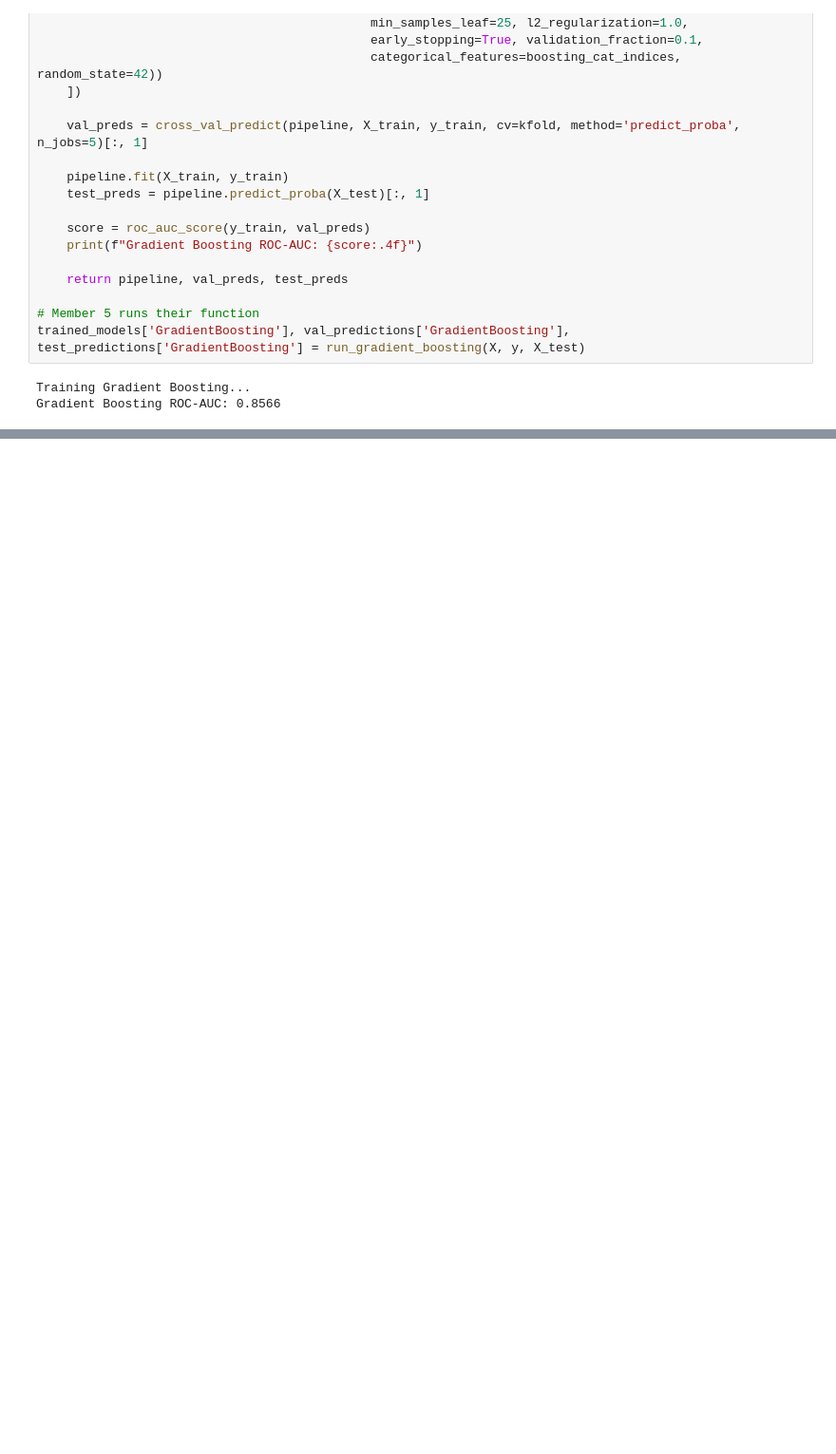
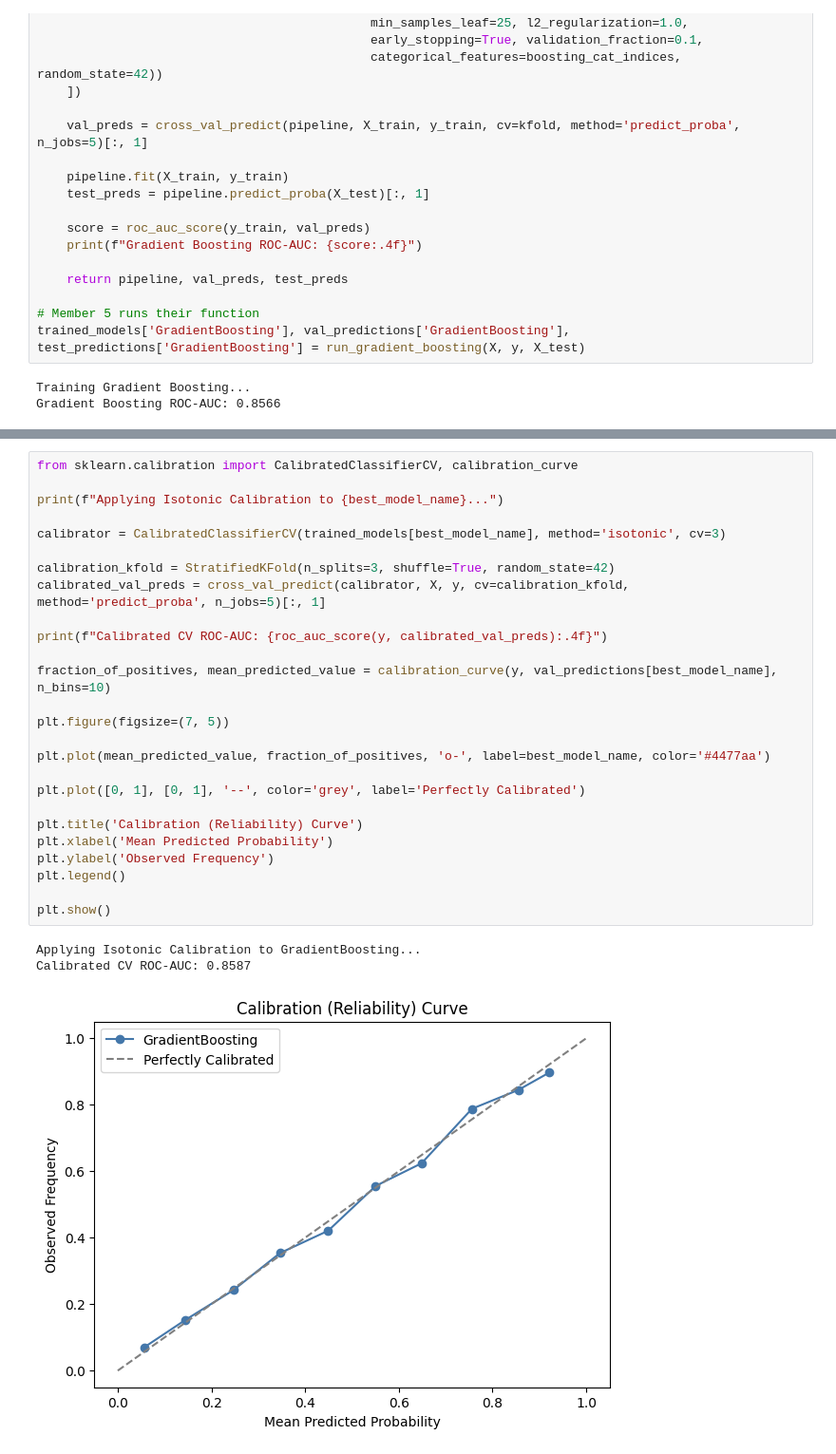
Before and after one commit to GroupS-hackathon/challenge_submission_group_S, a Jupyter notebook: challenge_submission_group_S.ipynb, the cells around one changed output, grey strips where cells are left out. Shown at 95% size. Drawn from its saved outputs; the diff is of its cells as text; blank space fills up the shorter version.

```diff
--- a/challenge_submission_group_S.ipynb
+++ b/challenge_submission_group_S.ipynb
@@ -395,0 +600,30 @@ KNN ROC-AUC: 0.8075
+# %%
+from sklearn.calibration import CalibratedClassifierCV, calibration_curve
+
+print(f"Applying Isotonic Calibration to {best_model_name}...")
+
+calibrator = CalibratedClassifierCV(trained_models[best_model_name], method='isotonic', cv=3)
+
+calibration_kfold = StratifiedKFold(n_splits=3, shuffle=True, random_state=42)
+calibrated_val_preds = cross_val_predict(calibrator, X, y, cv=calibration_kfold, method='predict_proba', n_jobs=5)[:, 1]
+
+print(f"Calibrated CV ROC-AUC: {roc_auc_score(y, calibrated_val_preds):.4f}")
+
+fraction_of_positives, mean_predicted_value = calibration_curve(y, val_predictions[best_model_name], n_bins=10)
+
+plt.figure(figsize=(7, 5))
+
+plt.plot(mean_predicted_value, fraction_of_positives, 'o-', label=best_model_name, color='#4477aa')
+
+plt.plot([0, 1], [0, 1], '--', color='grey', label='Perfectly Calibrated')
+
+plt.title('Calibration (Reliability) Curve')
+plt.xlabel('Mean Predicted Probability')
+plt.ylabel('Observed Frequency')
+plt.legend()
+
+plt.show()
+# %% [output]
+Applying Isotonic Calibration to GradientBoosting...
+Calibrated CV ROC-AUC: 0.8587
+[figure, added]
```
Also changed, not shown: parts of 17 cells of this notebook.
